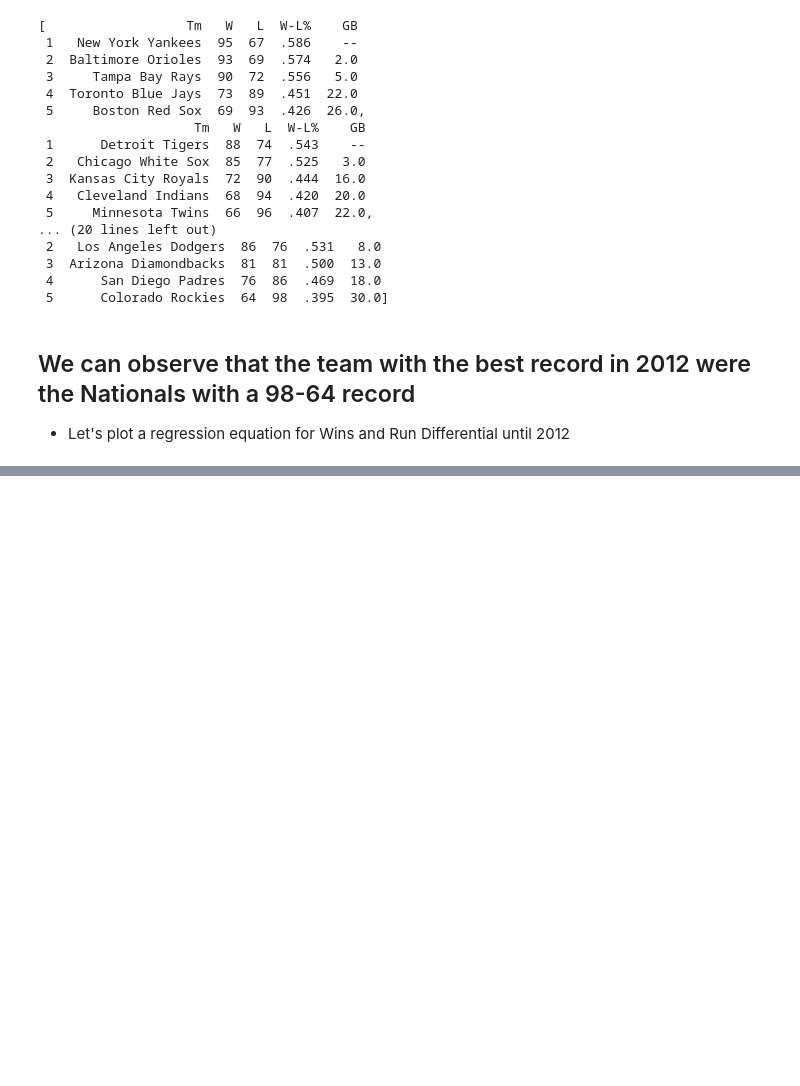
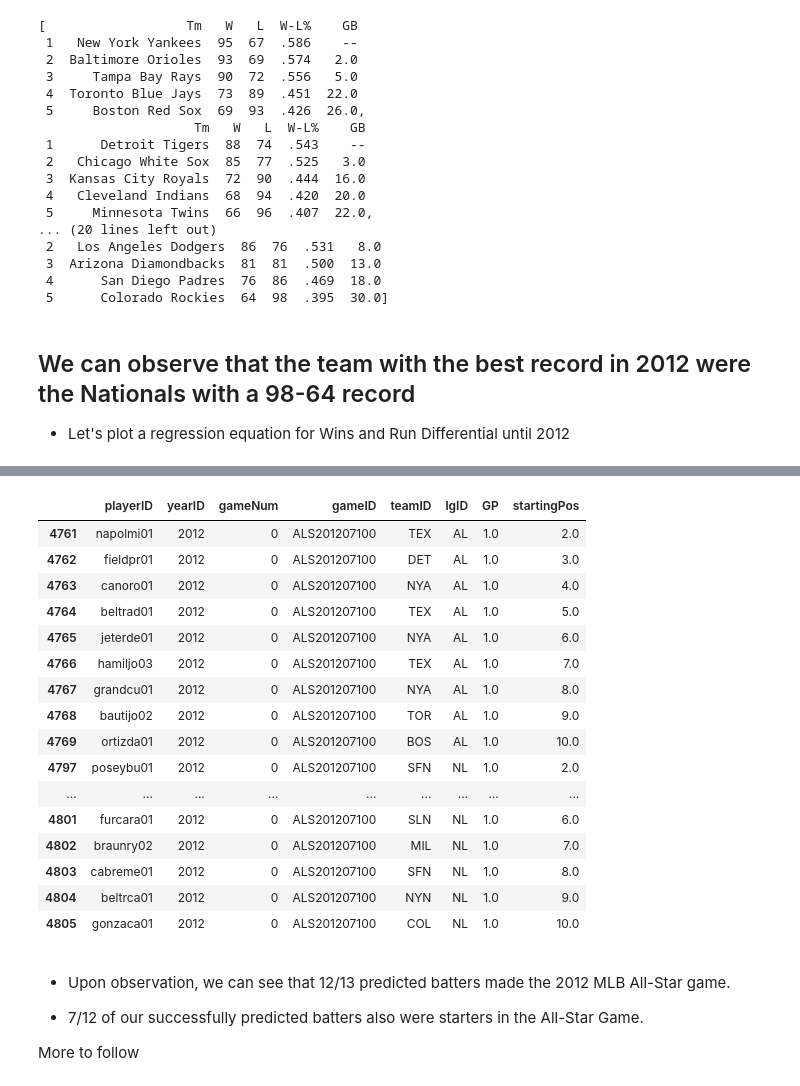
Before and after one commit to anantmoudgalya/Moneyball, a Jupyter notebook: 2012 All Star.ipynb, the cells around one changed output, grey strips where cells are left out. Cells and saved outputs as stored; diff of their text form; code cells hidden in the pictures; blank space fills up the shorter version.

```diff
--- a/2012 All Star.ipynb
+++ b/2012 All Star.ipynb
@@ -57,0 +189,28 @@ df["RD"] = df["RS"]
+# %%
+#Actual starting batters
+df_start = df_as[(df_as["yearID"] == 2012)& (df_as["startingPos"] <= 10.0) & (df_as["startingPos"] > 1.0)]
+df_start
+# %% [output]
+|  | playerID | yearID | gameNum | gameID | teamID | lgID | GP | startingPos |
+| 4761 | napolmi01 | 2012 | 0 | ALS201207100 | TEX | AL | 1.0 | 2.0 |
+| 4762 | fieldpr01 | 2012 | 0 | ALS201207100 | DET | AL | 1.0 | 3.0 |
+| 4763 | canoro01 | 2012 | 0 | ALS201207100 | NYA | AL | 1.0 | 4.0 |
+| 4764 | beltrad01 | 2012 | 0 | ALS201207100 | TEX | AL | 1.0 | 5.0 |
+| 4765 | jeterde01 | 2012 | 0 | ALS201207100 | NYA | AL | 1.0 | 6.0 |
+| 4766 | hamiljo03 | 2012 | 0 | ALS201207100 | TEX | AL | 1.0 | 7.0 |
+| 4767 | grandcu01 | 2012 | 0 | ALS201207100 | NYA | AL | 1.0 | 8.0 |
+| 4768 | bautijo02 | 2012 | 0 | ALS201207100 | TOR | AL | 1.0 | 9.0 |
+| 4769 | ortizda01 | 2012 | 0 | ALS201207100 | BOS | AL | 1.0 | 10.0 |
+| 4797 | poseybu01 | 2012 | 0 | ALS201207100 | SFN | NL | 1.0 | 2.0 |
+| ... | ... | ... | ... | ... | ... | ... | ... | ... |
+| 4801 | furcara01 | 2012 | 0 | ALS201207100 | SLN | NL | 1.0 | 6.0 |
+| 4802 | braunry02 | 2012 | 0 | ALS201207100 | MIL | NL | 1.0 | 7.0 |
+| 4803 | cabreme01 | 2012 | 0 | ALS201207100 | SFN | NL | 1.0 | 8.0 |
+| 4804 | beltrca01 | 2012 | 0 | ALS201207100 | NYN | NL | 1.0 | 9.0 |
+| 4805 | gonzaca01 | 2012 | 0 | ALS201207100 | COL | NL | 1.0 | 10.0 |
+# %% [markdown]
+* Upon observation, we can see that 12/13 predicted batters made the 2012 MLB All-Star game.
+
+* 7/12 of our successfully predicted batters also were starters in the All-Star Game.
+
+More to follow
```
Also changed, not shown: parts of 18 cells of this notebook.
